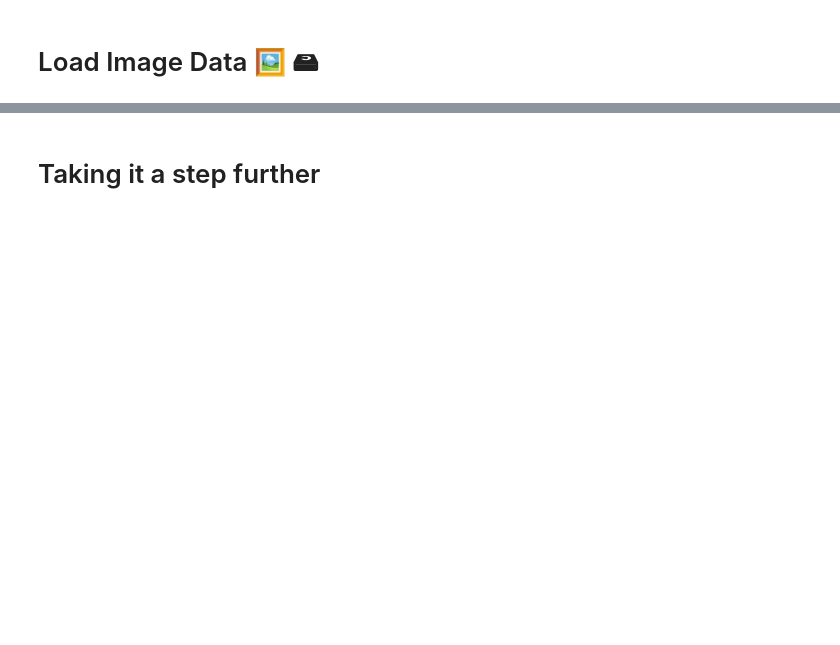
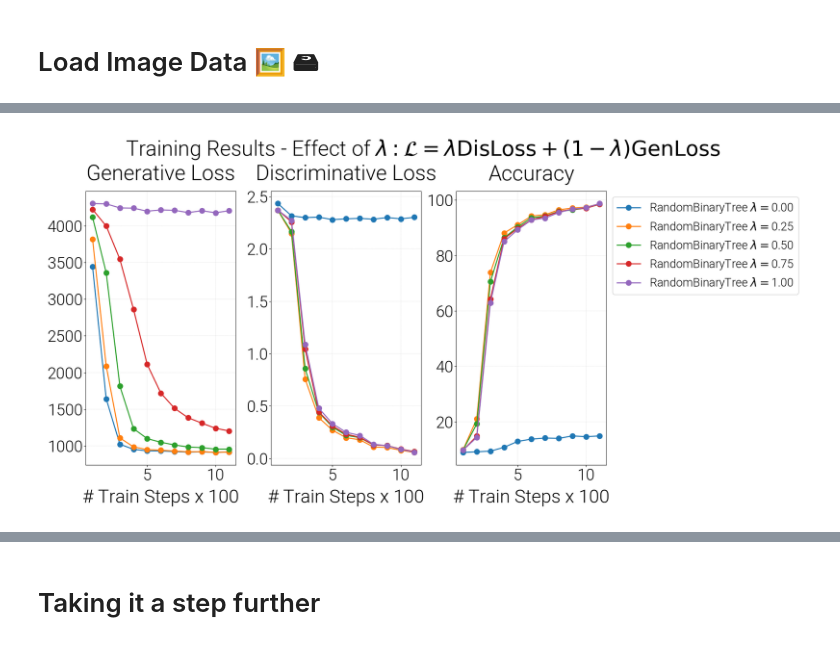
Before and after one commit to april-tools/cirkit, a Jupyter notebook: notebooks/generative-circuit.ipynb, the cells around one changed output, grey strips where cells are left out. Saved outputs shown, nothing was run; the diff lists cells and outputs as text; code cells hidden in the pictures; blank space fills up the shorter version.

```diff
--- a/notebooks/generative-circuit.ipynb
+++ b/notebooks/generative-circuit.ipynb
@@ -382 +442,28 @@ Step 2200: Average Loss: 0.140: Average Accuracy: 93.93%
+# %%
+def plot_train_stats(stats):
+    # Plot figures of results
+    fig, axes = plt.subplots(figsize=(20, 10), ncols=3)
+    for k, v in stats.items():
+        xx = np.arange(1, len(v['train_gen_loss'])+1)
+        lbl = k.replace('lambda ', '$\\lambda$=')
+        axes[0].plot(xx, v['train_gen_loss'], '-o', label=lbl)
+        axes[1].plot(xx, v['train_dis_loss'], '-o', label=lbl)
+        axes[2].plot(xx,[a * 100 for a in v['train_accuracy']], '-o', label=lbl)
+
+    axes[0].set_title('Generative Loss')
+    axes[1].set_title('Discriminative Loss')
+    axes[2].set_title('Accuracy')
+    axes[0].set_xlabel('# Train Steps x %d' % print_every)
+    axes[1].set_xlabel('# Train Steps x %d' % print_every)
+    axes[2].set_xlabel('# Train Steps x %d' % print_every)
+
+    plt.suptitle('Training Results - Effect of $\\lambda: \\mathcal{L} = \\lambda \\text{DisLoss} + (1-\\lambda) \\text{GenLoss}$')
+    plt.legend(bbox_to_anchor=(1., 1.), fontsize=22)
+    plt.tight_layout()
+    plt.show()
+
+
+plot_train_stats(stats)
+# %% [output]
+[figure, added]
 # %%
```
Also changed, not shown: parts of 13 cells of this notebook.
